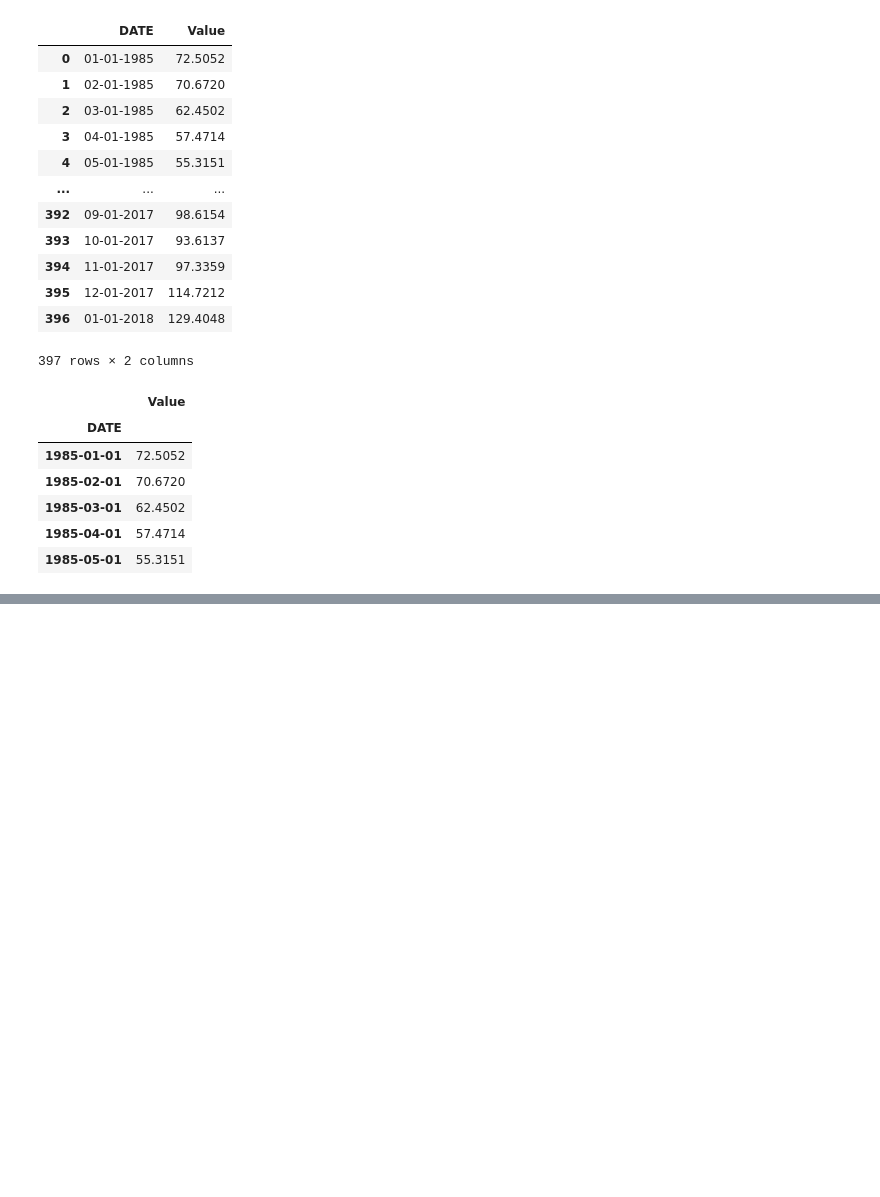
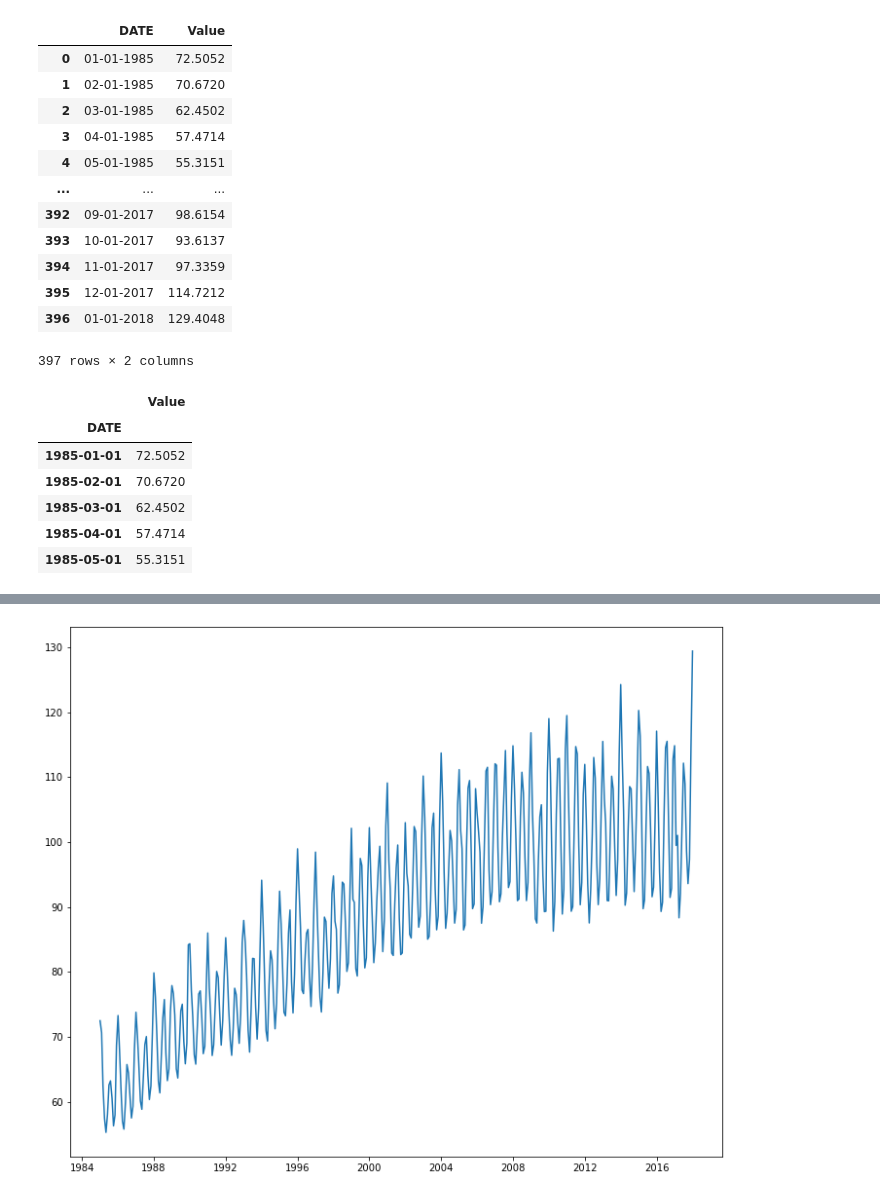
Before and after one commit to jackson-simionato/fase2_pos_tech, a Jupyter notebook: 3_Series_Temporais/Aula1_Problema_das_Series_Temporais/Aula1_Problema_Series_Temporais.ipynb, the cells around one changed output, grey strips where cells are left out. Saved outputs shown, nothing was run; the diff lists cells and outputs as text; code cells hidden in the pictures; blank space fills up the shorter version.

```diff
--- a/3_Series_Temporais/Aula1_Problema_das_Series_Temporais/Aula1_Problema_Series_Temporais.ipynb
+++ b/3_Series_Temporais/Aula1_Problema_das_Series_Temporais/Aula1_Problema_Series_Temporais.ipynb
@@ -56,0 +79,8 @@ display(dados.head())
+# %%
+plt.figure(figsize=(12, 10))
+
+plt.plot(dados.index, dados.Value)
+
+plt.show()
+# %% [output]
+[figure, added]
```
Also changed, not shown: parts of 25 cells of this notebook.
